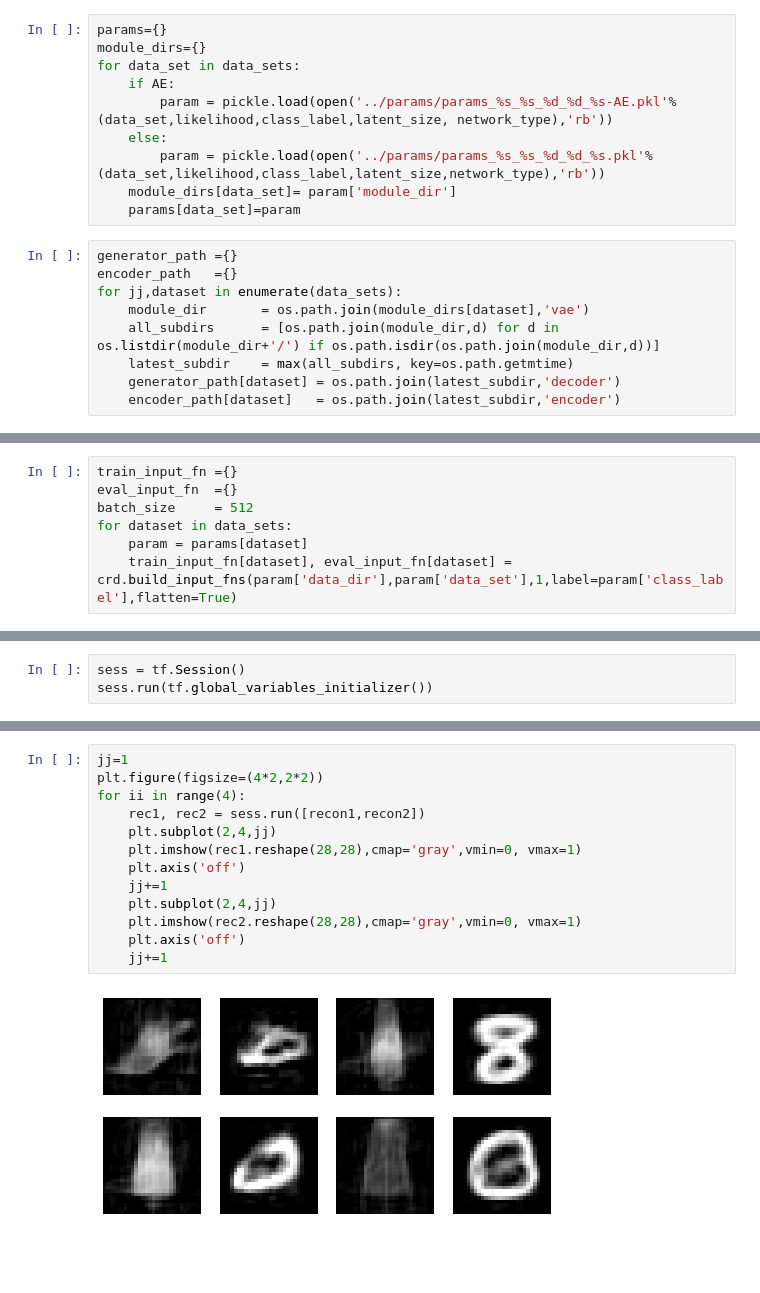
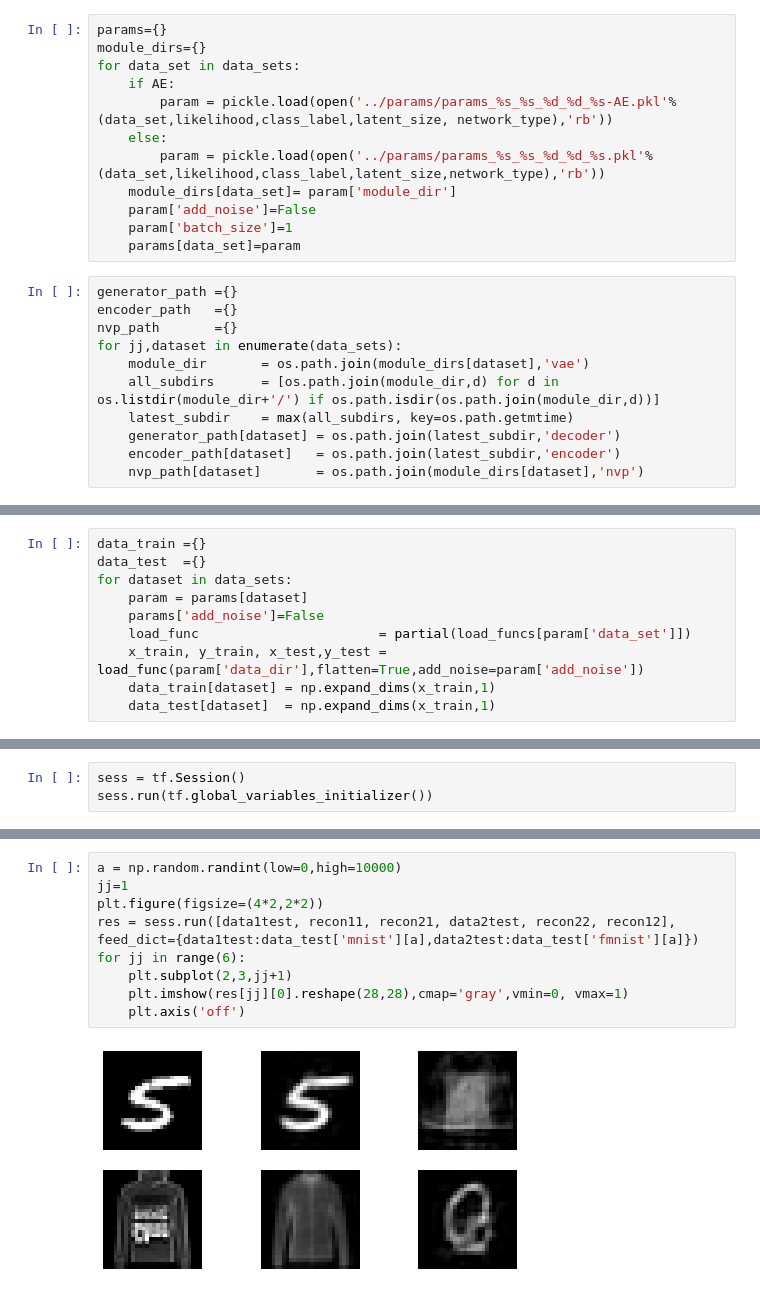
Before and after one commit to VMBoehm/vae, a Jupyter notebook: notebooks/CheckDataConsistency.ipynb, the cells around one changed output, grey strips where cells are left out. Saved outputs shown, nothing was run; the diff lists cells and outputs as text; blank space fills up the shorter version.

Commit message:
added recon error, nvps, and new input function

```diff
--- a/notebooks/CheckDataConsistency.ipynb
+++ b/notebooks/CheckDataConsistency.ipynb
@@ -51,24 +55,21 @@ for data_set in data_sets:
     else:
         param = pickle.load(open('../params/params_%s_%s_%d_%d_%s.pkl'%(data_set,likelihood,class_label,latent_size,network_type),'rb'))
     module_dirs[data_set]= param['module_dir']
+    param['add_noise']=False
+    param['batch_size']=1
     params[data_set]=param
 # %%
 generator_path ={}
 encoder_path   ={}
+nvp_path       ={}
 for jj,dataset in enumerate(data_sets):
     module_dir       = os.path.join(module_dirs[dataset],'vae')
     all_subdirs      = [os.path.join(module_dir,d) for d in os.listdir(module_dir+'/') if os.path.isdir(os.path.join(module_dir,d))]
     latest_subdir    = max(all_subdirs, key=os.path.getmtime)
     generator_path[dataset] = os.path.join(latest_subdir,'decoder')
     encoder_path[dataset]   = os.path.join(latest_subdir,'encoder')
+    nvp_path[dataset]       = os.path.join(module_dirs[dataset],'nvp')
 # %%
 print(encoder_path)
 # %% [output]
 {'mnist': '/home/nessa/Documents/codes/vae/modules/mnist/Gauss/class-1/latent_size8/net_type_fully_connected/vae/1571979950/encoder', 'fmnist': '/home/nessa/Documents/codes/vae/modules/fmnist/Gauss/cl ...
-# %%
-train_input_fn ={}
-eval_input_fn  ={}
-batch_size     = 512
-for dataset in data_sets:
-    param = params[dataset]
-    train_input_fn[dataset], eval_input_fn[dataset] = crd.build_input_fns(param['data_dir'],param['data_set'],1,label=param['class_label'],flatten=True)
@@ -78,3 +76,13 @@ loading fmnist dataset
+# %%
+data_train ={}
+data_test  ={}
+for dataset in data_sets:
+    param = params[dataset]
+    params['add_noise']=False
+    load_func                       = partial(load_funcs[param['data_set']])
+    x_train, y_train, x_test,y_test = load_func(param['data_dir'],flatten=True,add_noise=param['add_noise'])
+    data_train[dataset] = np.expand_dims(x_train,1)
+    data_test[dataset]  = np.expand_dims(x_train,1)
 # %%
 tf.reset_default_graph()
 
@@ -144,15 +196,11 @@ sess.run(tf.global_variables_initializer())
 # %%
+a = np.random.randint(low=0,high=10000)
 jj=1
 plt.figure(figsize=(4*2,2*2))
-for ii in range(4):
-    rec1, rec2 = sess.run([recon1,recon2])
-    plt.subplot(2,4,jj)
-    plt.imshow(rec1.reshape(28,28),cmap='gray',vmin=0, vmax=1)
+res = sess.run([data1test, recon11, recon21, data2test, recon22, recon12], feed_dict={data1test:data_test['mnist'][a],data2test:data_test['fmnist'][a]})
+for jj in range(6):
+    plt.subplot(2,3,jj+1)
+    plt.imshow(res[jj][0].reshape(28,28),cmap='gray',vmin=0, vmax=1)
     plt.axis('off')
-    jj+=1
-    plt.subplot(2,4,jj)
-    plt.imshow(rec2.reshape(28,28),cmap='gray',vmin=0, vmax=1)
-    plt.axis('off')
-    jj+=1
 # %% [output]
-[figure, old version]
+[figure, new version]
```
Also changed, not shown: parts of 16 cells of this notebook, 2 other files.
